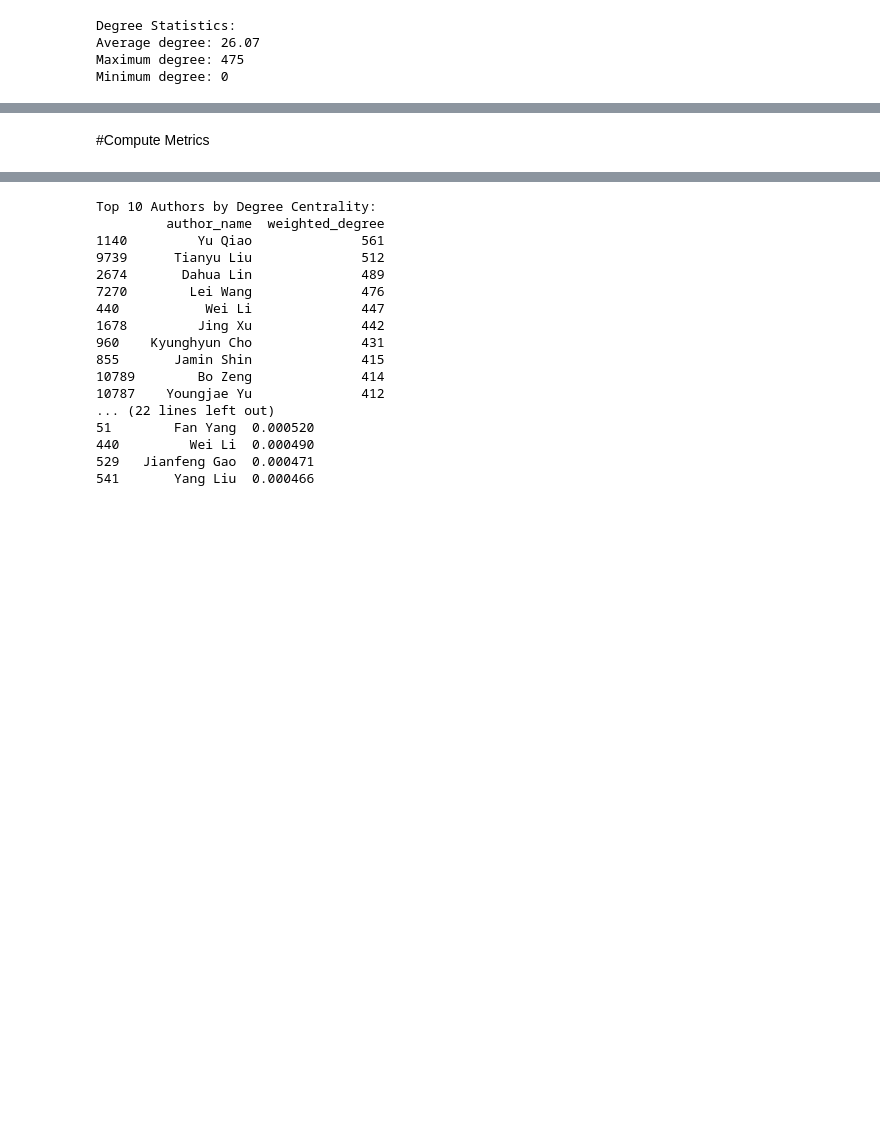
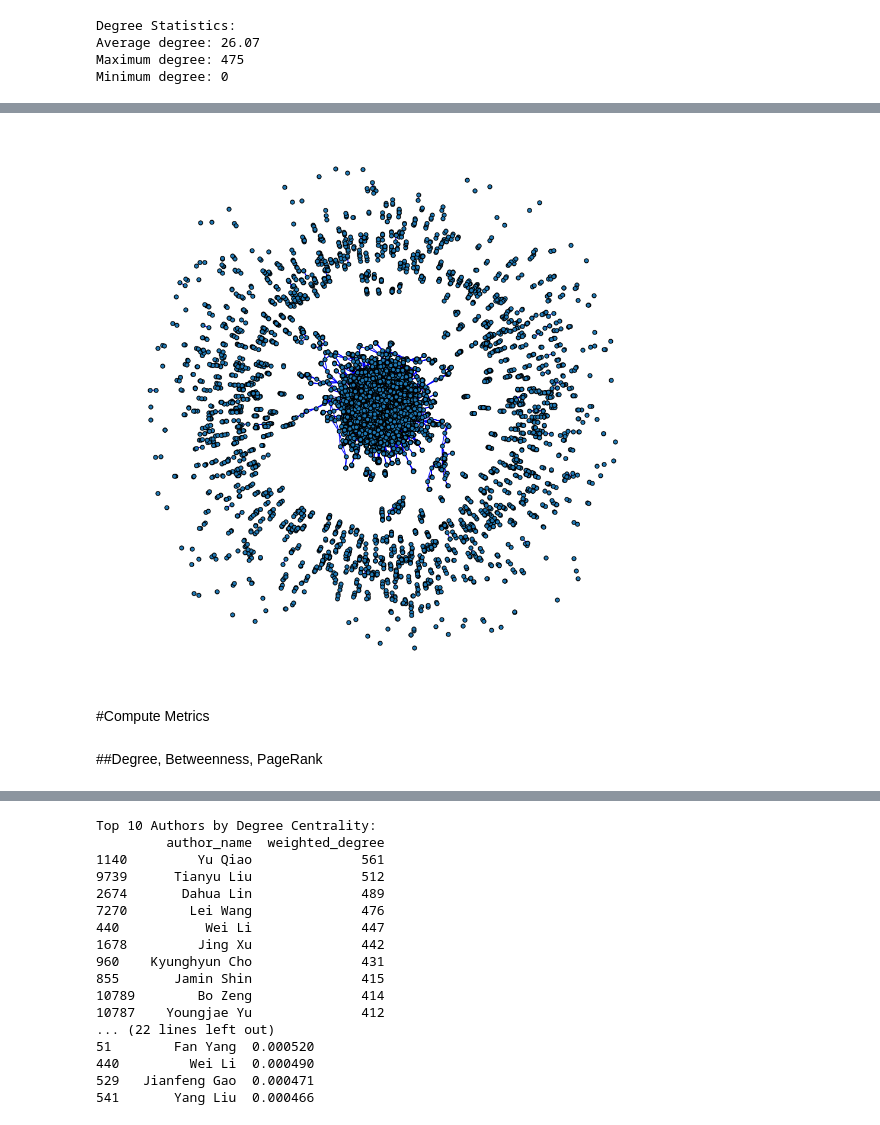
Before and after one commit to hesamsheikh/daily-papers-analysis, a Jupyter notebook: co_authorship.ipynb, the cells around one changed output, grey strips where cells are left out. Saved outputs shown, nothing was run; the diff lists cells and outputs as text; code cells hidden in the pictures; blank space fills up the shorter version.

Commit message:
add visualization for all metrics

```diff
--- a/co_authorship.ipynb
+++ b/co_authorship.ipynb
@@ -133,5 +133,15 @@ plt.show()
+# %%
+#pos = nx.nx_pydot.graphviz_layout(G_coauthor, prog='dot')
+plt.figure(figsize=(12, 12))
+plt.axis('off')
+nx.draw_networkx(G_coauthor, pos= nx.spring_layout(G_coauthor, iterations=30), with_labels=False, node_size=25, edgecolors='black', edge_color='b')
+plt.show()
+# %% [output]
+[figure, added]
 # %% [markdown]
 #Compute Metrics
+# %% [markdown]
+##Degree, Betweenness, PageRank
 # %%
 # Degree Centrality
 #degree_centrality = nx.degree_centrality(G_coauthor)
```
Also changed, not shown: parts of 21 cells of this notebook.
